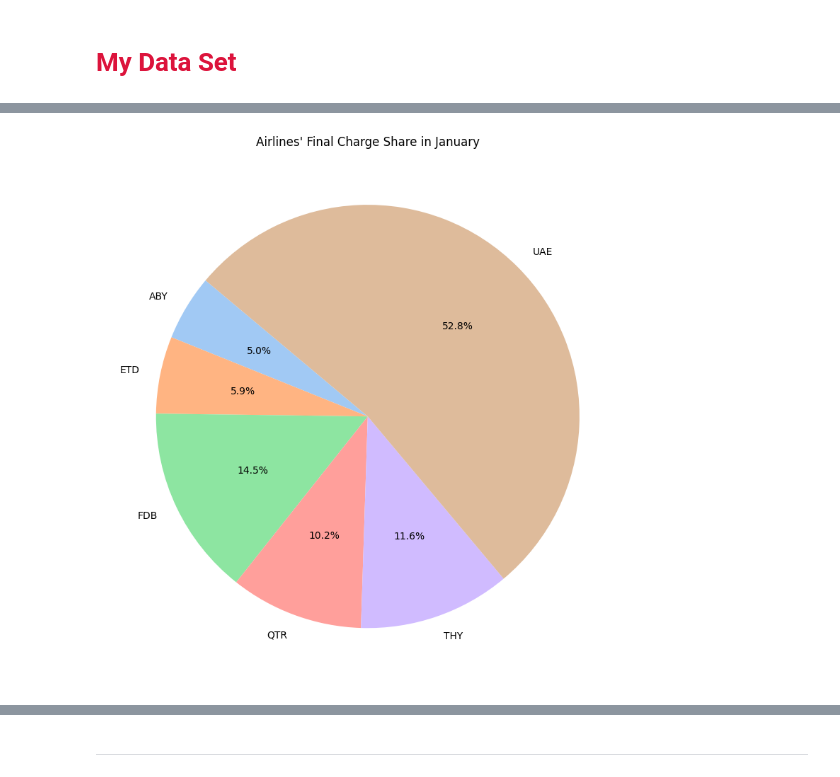
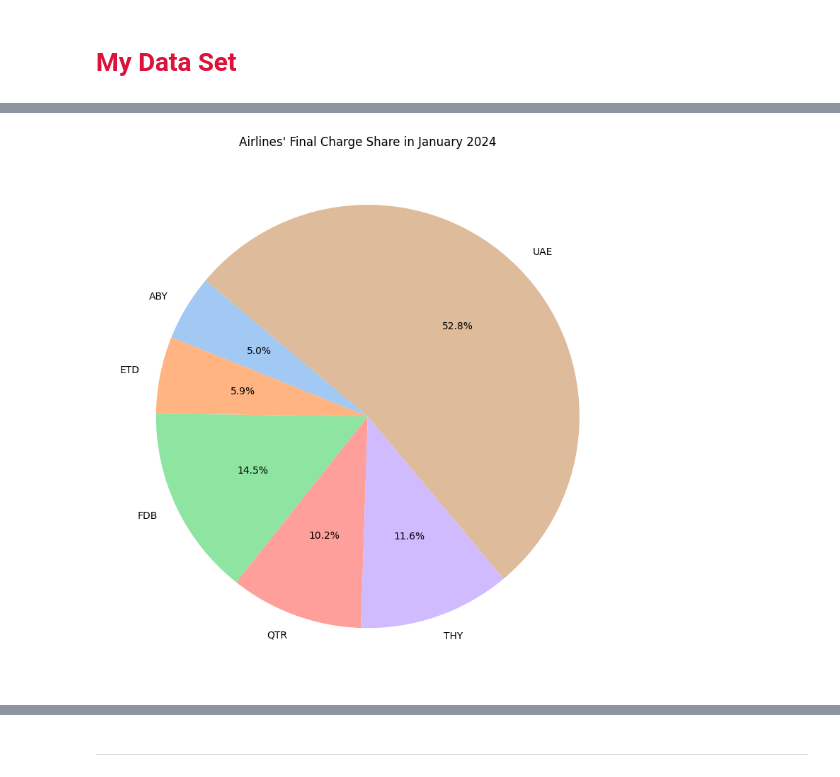
Before and after one commit to poormohammadf/Mathematics, a Jupyter notebook: RFM.ipynb, the cells around one changed output, grey strips where cells are left out. Cells and saved outputs as stored; diff of their text form; code cells hidden in the pictures.

```diff
--- a/RFM.ipynb
+++ b/RFM.ipynb
@@ -368,3 +516,3 @@ result
 # %%
-df = result.DataFrame()
+df_flight = result.DataFrame()
 # %%
@@ -393,32 +617,32 @@ top_airlines = df[df['rank'] == 1]
 # 2. Count how many times each airline was rank 1
 rank_counts = top_airlines['airline'].value_counts()
 
 # 3. Sum of final_charge for each airline for whole month
 monetary_sum = df.groupby('airline')['final_charge'].sum()
 
 # 4. Combine both into a DataFrame
 combined = pd.DataFrame({
     'top_rank_count': rank_counts,
     'total_final_charge': monetary_sum
 }).fillna(0)
 
 # Optional: Normalize if needed
 combined['total_final_charge'] = combined['total_final_charge'].astype(float)
 combined['score'] = combined['top_rank_count'] + (combined['total_final_charge'] / combined['total_final_charge'].max())
 
 # 5. Plot Pie chart for monetary contribution
 plt.figure(figsize=(8, 8))
 colors = sns.color_palette('pastel')[0:len(combined)]
 
 plt.pie(
     combined['total_final_charge'],
     labels=combined.index,
     autopct='%1.1f%%',
     startangle=140,
     colors=colors
 )
-plt.title("Airlines' Final Charge Share in January")
+plt.title("Airlines' Final Charge Share in January 2024")
 plt.tight_layout()
 plt.show()
 # %% [output]
-[figure, old version]
+[figure, new version]
```
Also changed, not shown: parts of 16 cells of this notebook.
